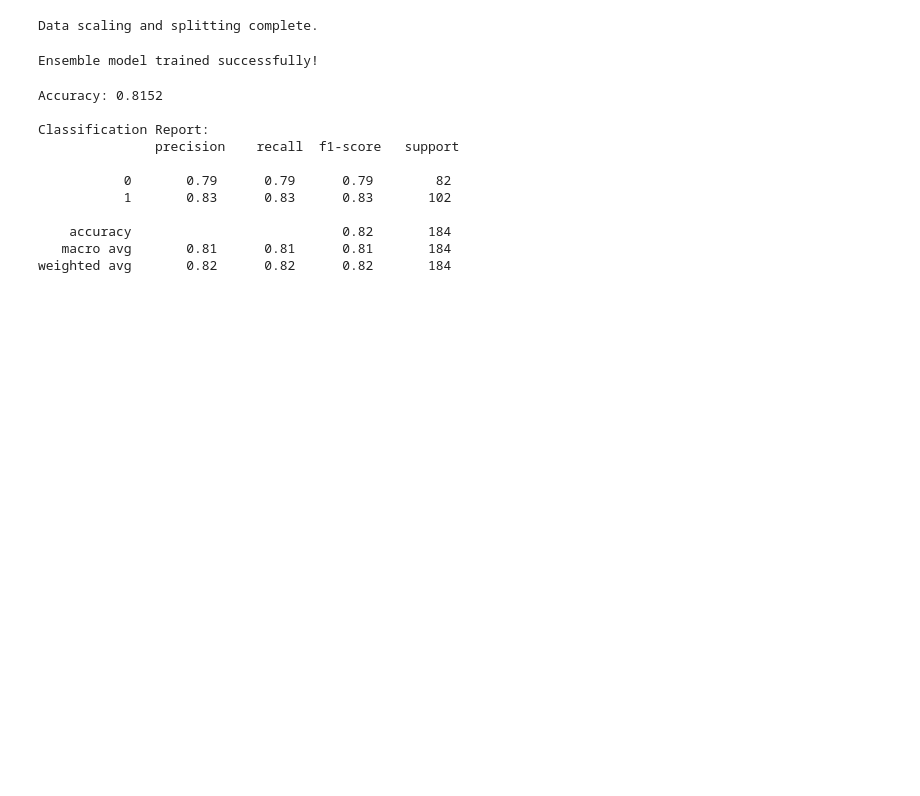
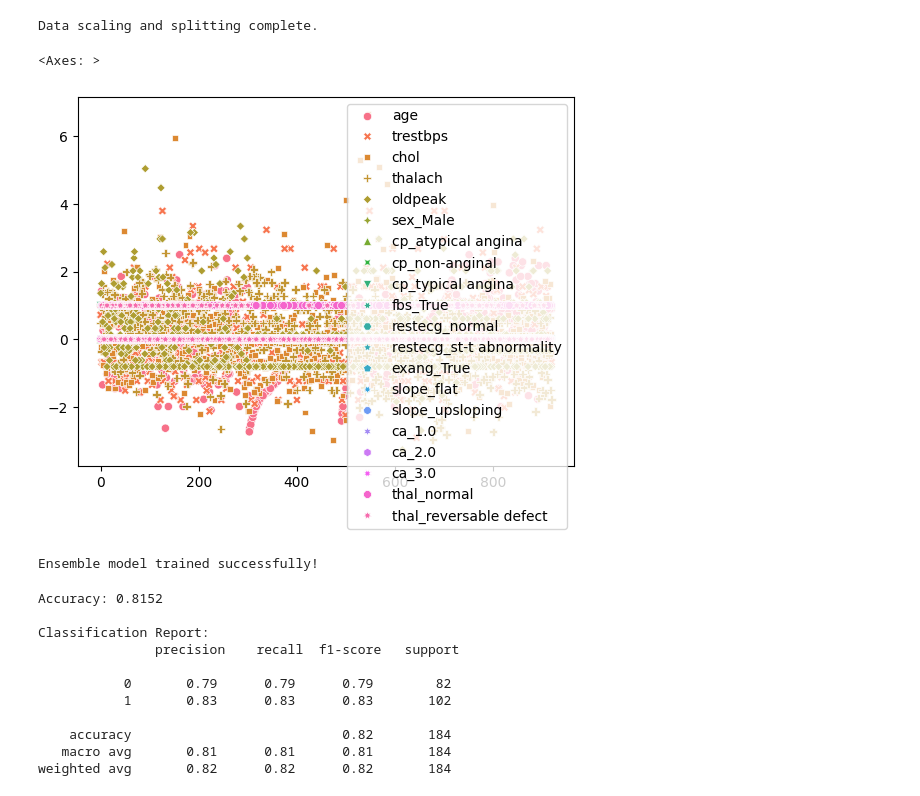
Before and after one commit to malik09-teach/batch-01, a Jupyter notebook: classification/heartdeasis.ipynb, the cells around one changed output. Saved outputs shown, nothing was run; the diff lists cells and outputs as text; code cells hidden in the pictures; blank space fills up the shorter version.

```diff
--- a/classification/heartdeasis.ipynb
+++ b/classification/heartdeasis.ipynb
@@ -85,6 +110,12 @@ X_test_scaled[NUMERIC_COLS] = scaler.transform(X_test[NUMERIC_COLS])
 print("Data scaling and splitting complete.")
 # %% [output]
 Data scaling and splitting complete.
+# %%
+import seaborn as sns
+sns.scatterplot(X_train_scaled)
+# %% [output]
+<Axes: >
+[figure, added]
 # %%
 # Initialize base models
 dt_clf = DecisionTreeClassifier(max_depth=5, random_state=42)
```
Also changed, not shown: parts of 4 cells of this notebook, 4 other files.
